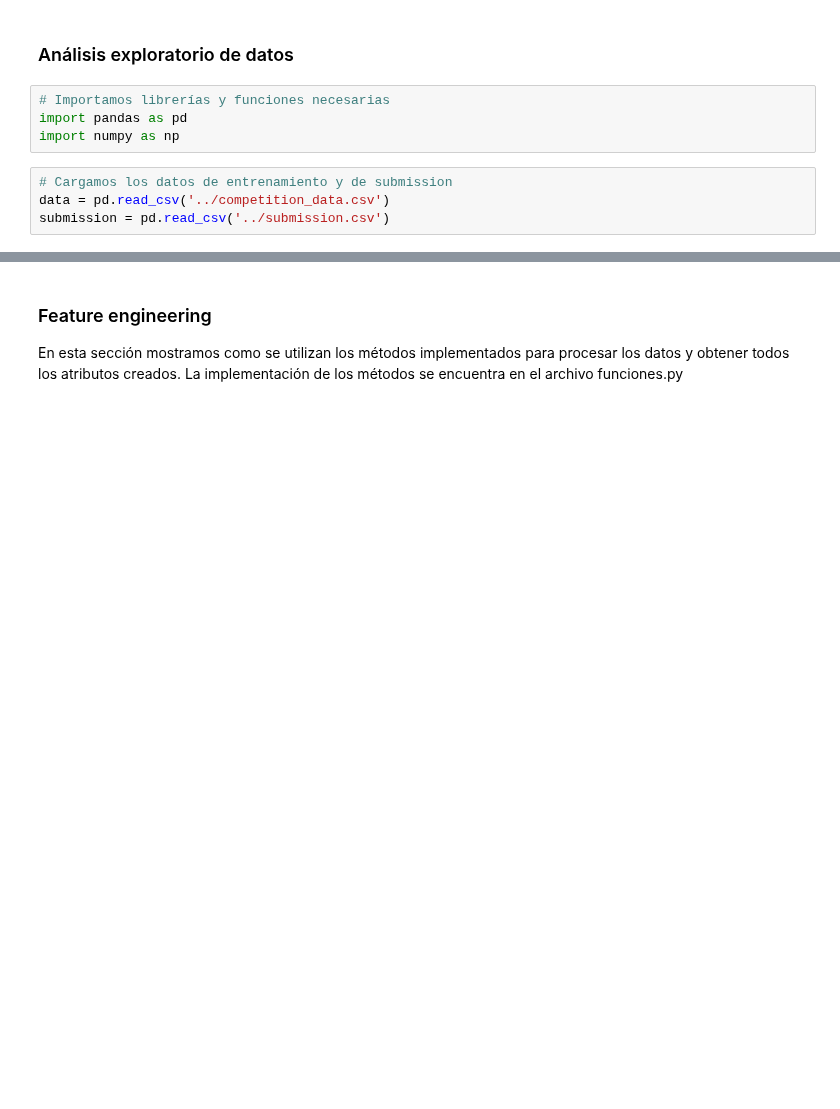
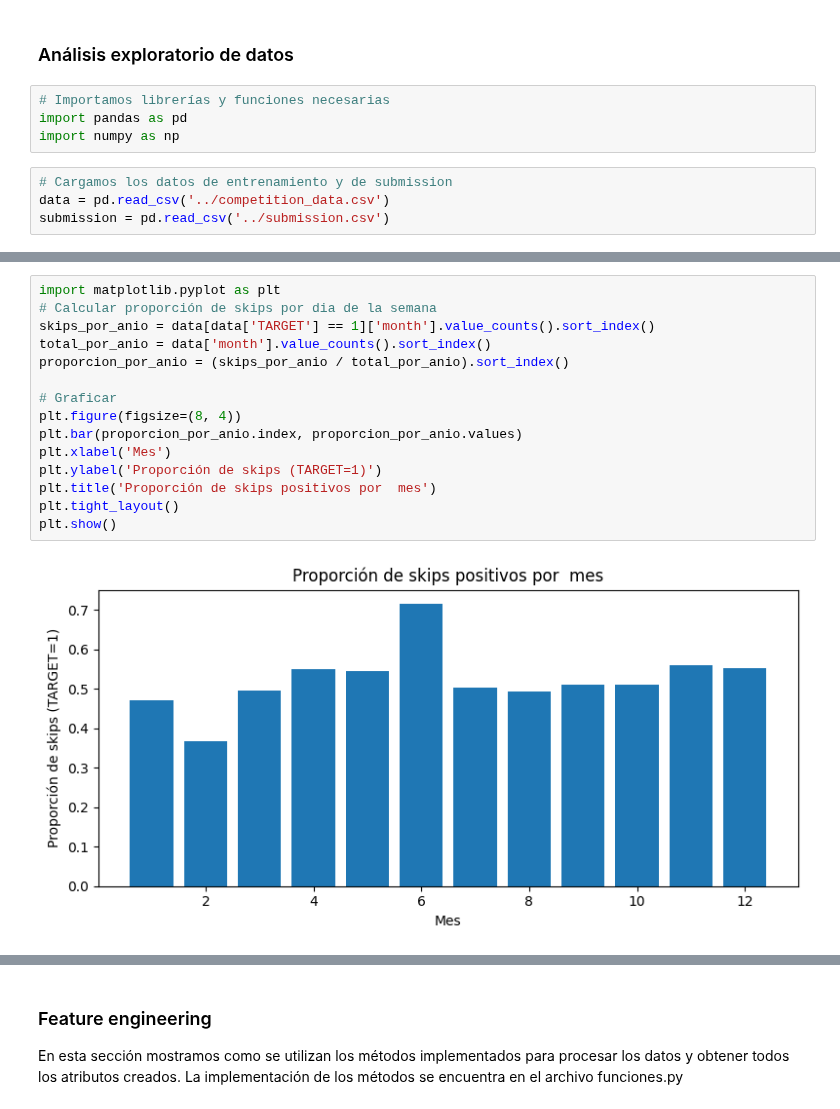
Before and after one commit to Dafydd8/TP2, a Jupyter notebook: entregar/implementación.ipynb, the cells around one changed output, grey strips where cells are left out. Cells and saved outputs as stored; diff of their text form; blank space fills up the shorter version.

```diff
--- a/entregar/implementación.ipynb
+++ b/entregar/implementación.ipynb
@@ -18,0 +168,17 @@ submission = pd.read_csv('../submission.csv')
+# %%
+import matplotlib.pyplot as plt
+# Calcular proporción de skips por dia de la semana
+skips_por_anio = data[data['TARGET'] == 1]['month'].value_counts().sort_index()
+total_por_anio = data['month'].value_counts().sort_index()
+proporcion_por_anio = (skips_por_anio / total_por_anio).sort_index()
+
+# Graficar
+plt.figure(figsize=(8, 4))
+plt.bar(proporcion_por_anio.index, proporcion_por_anio.values)
+plt.xlabel('Mes')
+plt.ylabel('Proporción de skips (TARGET=1)')
+plt.title('Proporción de skips positivos por  mes')
+plt.tight_layout()
+plt.show()
+# %% [output]
+[figure, added]
```
Also changed, not shown: parts of 49 cells of this notebook, 11 other files.
